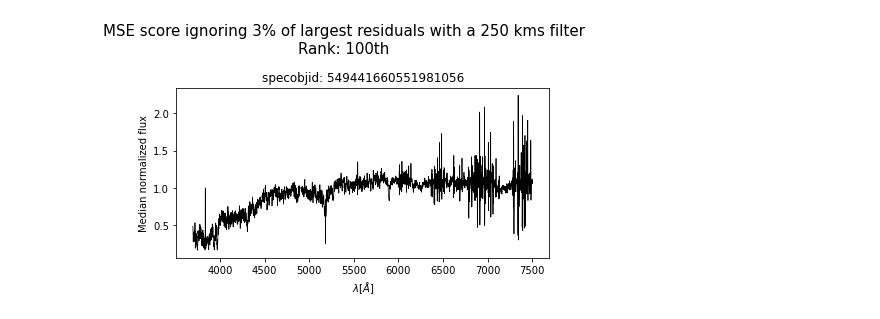
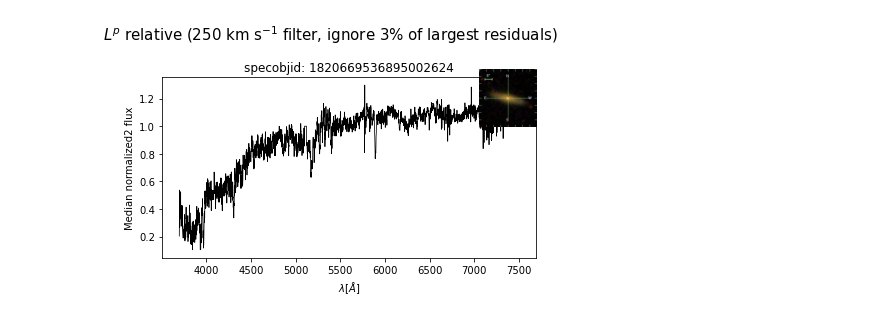
Before and after one commit to ed-ortizm/anomaly, a Jupyter notebook: explore/no_free_lunch.ipynb, the cells around one changed output. Cells and saved outputs as stored; diff of their text form; code cells hidden in the pictures.

```diff
--- a/explore/no_free_lunch.ipynb
+++ b/explore/no_free_lunch.ipynb
@@ -6,6 +6,7 @@ import pandas as pd
 from sdss.metadata import MetaData
 meta = MetaData()
 %matplotlib inline
+plt.rcParams['text.usetex'] = False
 # %%
 meta_data_directory = "/home/edgar/spectra/0_01_z_0_5_4_0_snr_inf"
 scores_directory = f"{meta_data_directory}/bin_04/explanation/256_128_64/latent_12"
@@ -49,31 +50,49 @@ for metric in scores_names.keys():
         index_col="specobjid",
     )
 # %%
-rank = -100
-# metric = "cosine_filter_250kms"
+rank = -1000
 save_to = "/home/edgar/explain-me-why/sections/figures/score/lunch"
-# fig, ax = plt.subplots(figsize=(20, 10), tight_layout=True)
+# fig, ax = plt.subplots(figsize=(20, 12, tight_layout=True)
 fig, ax = plt.subplots(tight_layout=True)
 
 for metric in scores_names.keys():
 
     specobjid = df_scores[metric].index[rank]
 
+    # Download sdss image
+    ra = df_scores[metric].loc[specobjid, "ra"]
+    dec = df_scores[metric].loc[specobjid, "dec"]
+    meta.get_sdss_image(
+        specobjid=specobjid,
+        coordinates=(ra, dec),
+        save_to=save_to,
+        image_format="pdf"
+    )
+
+
     ax.clear()
 
-    fig.suptitle(f"{scores_names[metric]}\nRank: {abs(rank)}th", fontsize=15)
+    # fig.suptitle(f"{scores_names[metric]}\nRank: {abs(rank)}th", fontsize=15)
+    fig.suptitle(f"{scores_names[metric]}", fontsize=15)
     ax.title.set_text(f"specobjid: {specobjid}")
 
     ax.set_xlabel("$\lambda [\AA]$")
-    ax.set_ylabel("Median normalized flux")
+    ax.set_ylabel("Median normalized2 flux")
 
     ax.plot(
         wave, scores[metric][rank],
         color="black", #label=f"specobjid: {specobjid}"
         lw=0.75
     )
+
+    # plot image
+    galaxy_image = plt.imread(f"{save_to}/{specobjid}.pdf")
+    image_axis = fig.add_axes([0.81, 0.62, 0.2, 0.2])
+    image_axis.imshow(galaxy_image)
+    image_axis.axis("off")
+
     plot_name = f"rank_{abs(rank)}_{metric}"
     # fig.savefig(f"{save_to}/{plot_name}.png")
     fig.savefig(f"{save_to}/{plot_name}.pdf")
 # %% [output]
-[figure, old version]
+[figure, new version]
```
Also changed, not shown: parts of 1 cell of this notebook, 5 other files.
